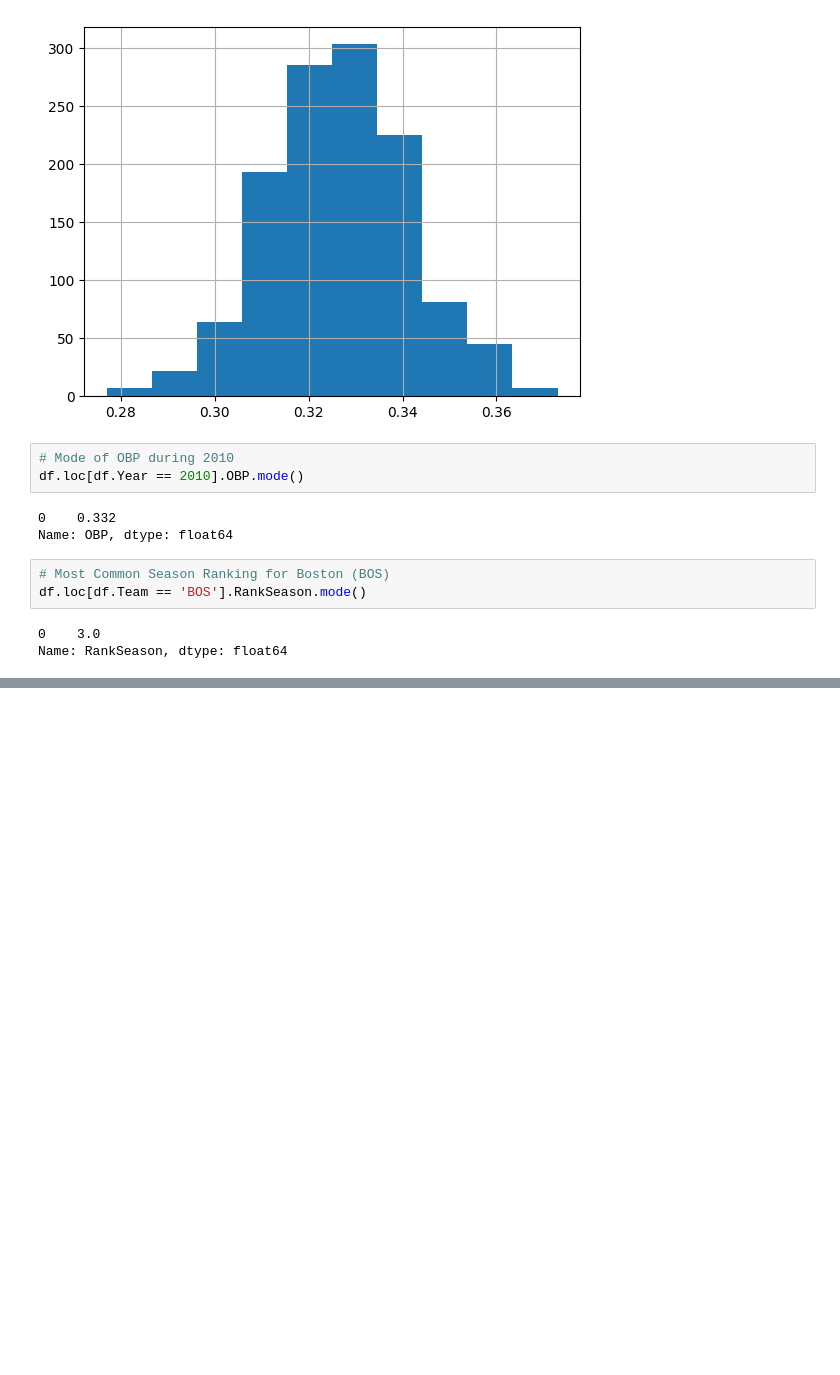
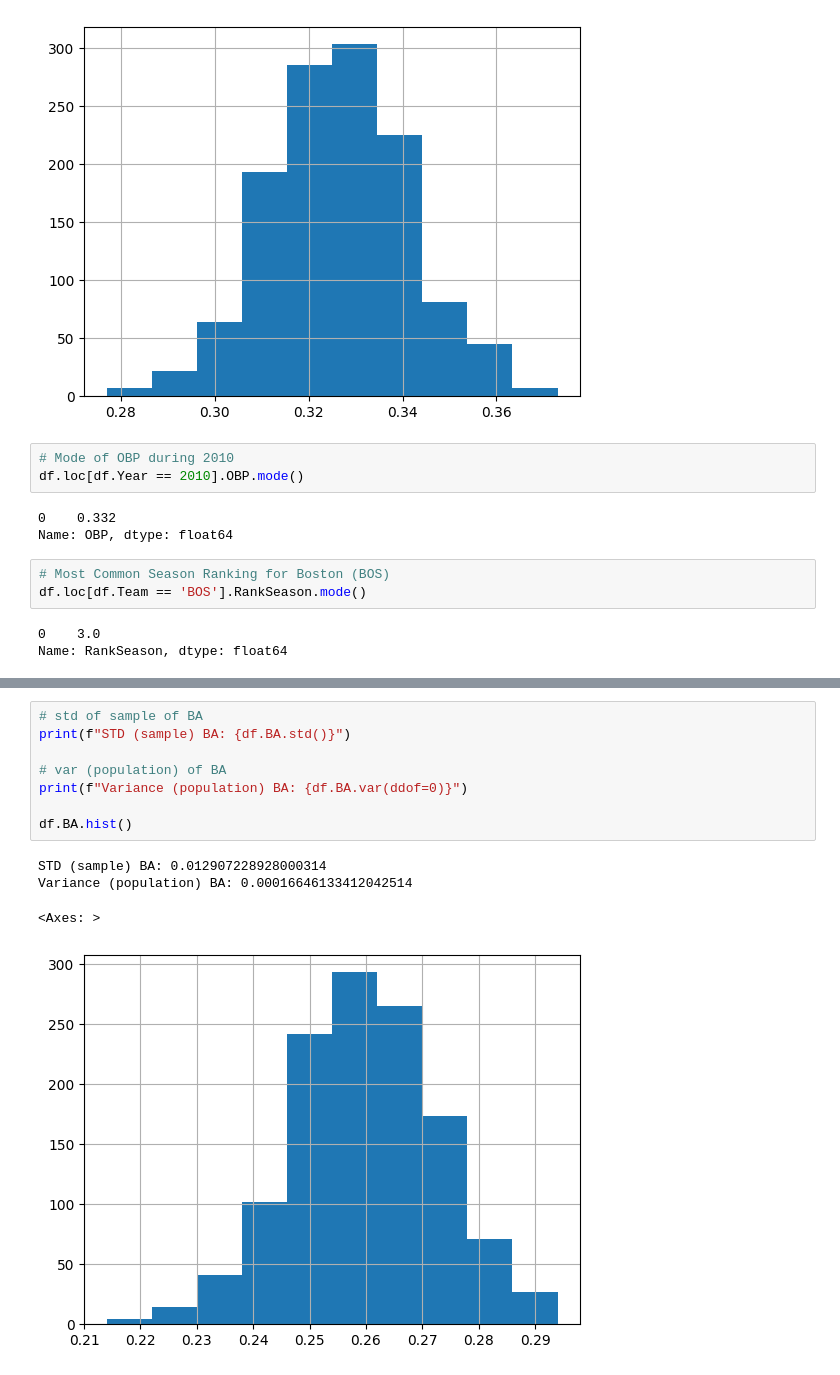
Before and after one commit to hllqna/inferential_statistics, a Jupyter notebook: descriptive_stats.ipynb, the cells around one changed output, grey strips where cells are left out. Cells and saved outputs as stored; diff of their text form; blank space fills up the shorter version.

```diff
--- a/descriptive_stats.ipynb
+++ b/descriptive_stats.ipynb
@@ -111,0 +147,13 @@ Name: RankSeason, dtype: float64
+# %%
+# std of sample of BA
+print(f"STD (sample) BA: {df.BA.std()}")
+
+# var (population) of BA
+print(f"Variance (population) BA: {df.BA.var(ddof=0)}")
+
+df.BA.hist()
+# %% [output]
+STD (sample) BA: 0.012907228928000314
+Variance (population) BA: 0.00016646133412042514
+<Axes: >
+[figure, added]
```
Also changed, not shown: parts of 10 cells of this notebook.
